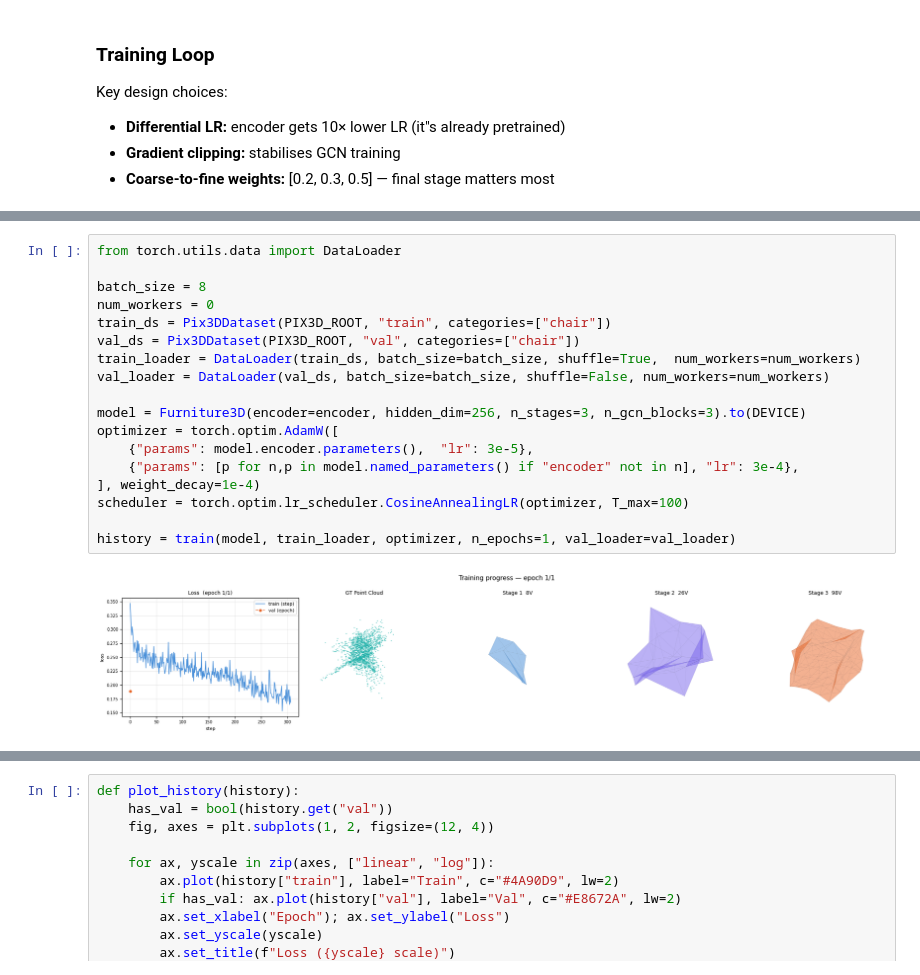
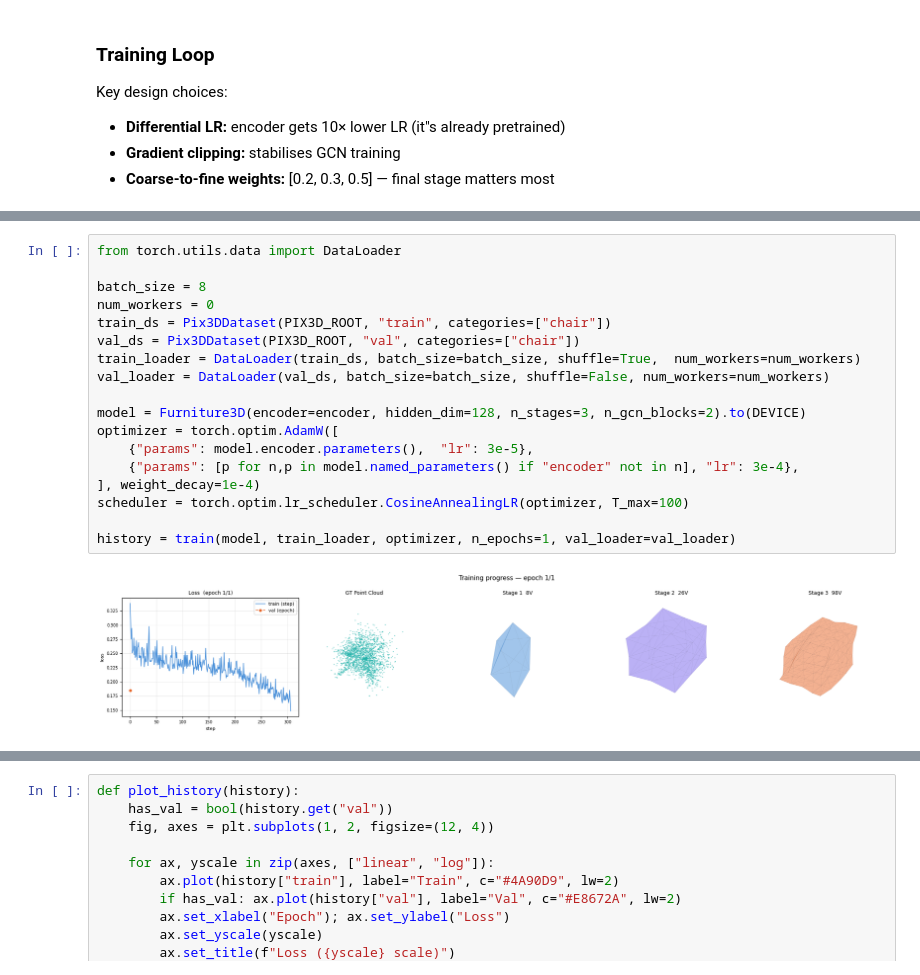
Before and after one commit to ssabrut/generational-bullshit, a Jupyter notebook: notebooks/5_pixel2mesh.ipynb, the cells around one changed output, grey strips where cells are left out. Cells and saved outputs as stored; diff of their text form.

```diff
--- a/notebooks/5_pixel2mesh.ipynb
+++ b/notebooks/5_pixel2mesh.ipynb
@@ -857,23 +831,23 @@ Smoke test PASSED ✓
 # %%
 from torch.utils.data import DataLoader
 
 batch_size = 8
 num_workers = 0
 train_ds = Pix3DDataset(PIX3D_ROOT, "train", categories=["chair"])
 val_ds = Pix3DDataset(PIX3D_ROOT, "val", categories=["chair"])
 train_loader = DataLoader(train_ds, batch_size=batch_size, shuffle=True,  num_workers=num_workers)
 val_loader = DataLoader(val_ds, batch_size=batch_size, shuffle=False, num_workers=num_workers)
 
-model = Furniture3D(encoder=encoder, hidden_dim=256, n_stages=3, n_gcn_blocks=3).to(DEVICE)
+model = Furniture3D(encoder=encoder, hidden_dim=128, n_stages=3, n_gcn_blocks=2).to(DEVICE)
 optimizer = torch.optim.AdamW([
     {"params": model.encoder.parameters(),  "lr": 3e-5},
     {"params": [p for n,p in model.named_parameters() if "encoder" not in n], "lr": 3e-4},
 ], weight_decay=1e-4)
 scheduler = torch.optim.lr_scheduler.CosineAnnealingLR(optimizer, T_max=100)
 
 history = train(model, train_loader, optimizer, n_epochs=1, val_loader=val_loader)
 # %% [output]
-[figure, old version]
+[figure, new version]
 # %%
 def visualise(pred_verts_list, gt_pts, faces_list, title=""):
     """Plot all 3 deformation stages side by side."""
```
Also changed, not shown: parts of 7 cells of this notebook, 5 other files.
